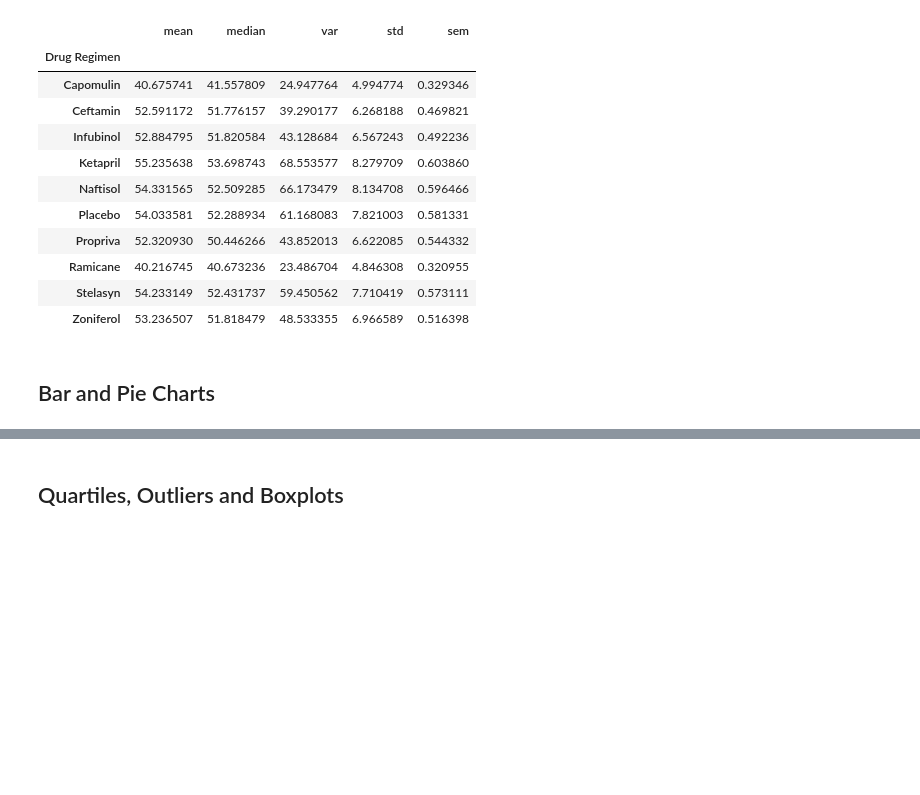
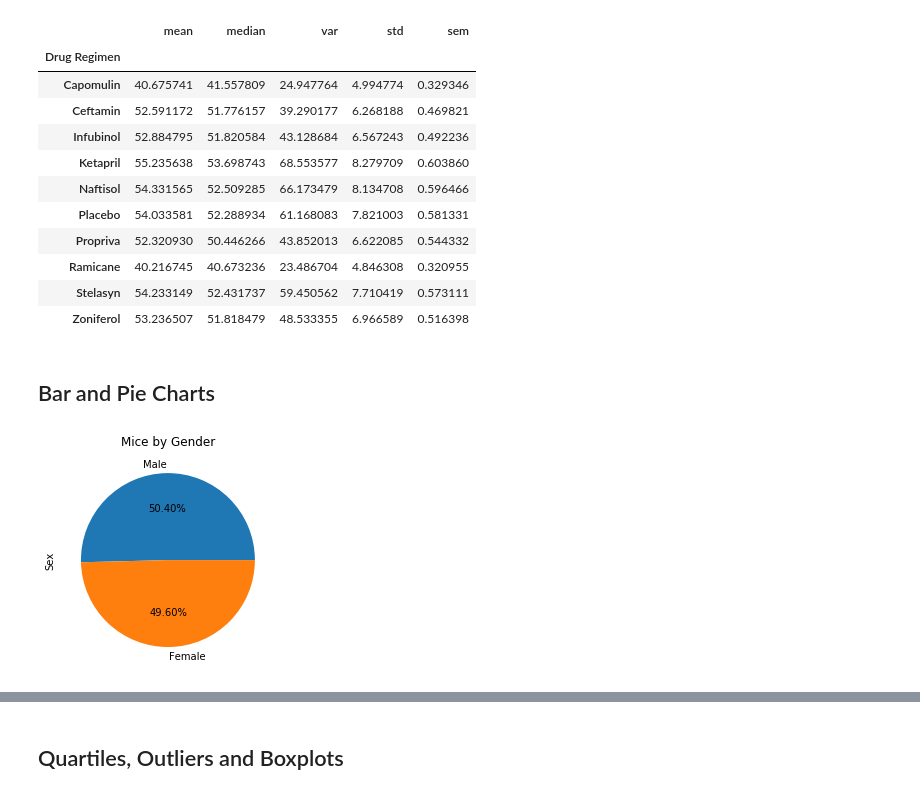
Before and after one commit to trent654321/matplotlib-challenge, a Jupyter notebook: pymaceuticals_starter.ipynb, the cells around one changed output, grey strips where cells are left out. Cells and saved outputs as stored; diff of their text form; code cells hidden in the pictures; blank space fills up the shorter version.

```diff
--- a/pymaceuticals_starter.ipynb
+++ b/pymaceuticals_starter.ipynb
@@ -126,3 +126,10 @@ summary
 # Generate a bar plot showing the total number of timepoints for all mice tested for each drug regimen using pyplot.
 # %%
 # Generate a pie plot showing the distribution of female versus male mice using Pandas
+gender = data[['Mouse ID','Sex']]
+gender = gender.drop_duplicates(subset=['Mouse ID'])
+gender['Sex'].value_counts().plot(kind='pie',autopct='%.2f%%')
+plt.title('Mice by Gender')
+plt.show()
+# %% [output]
+[figure, added]
```
Also changed, not shown: parts of 3 cells of this notebook.
